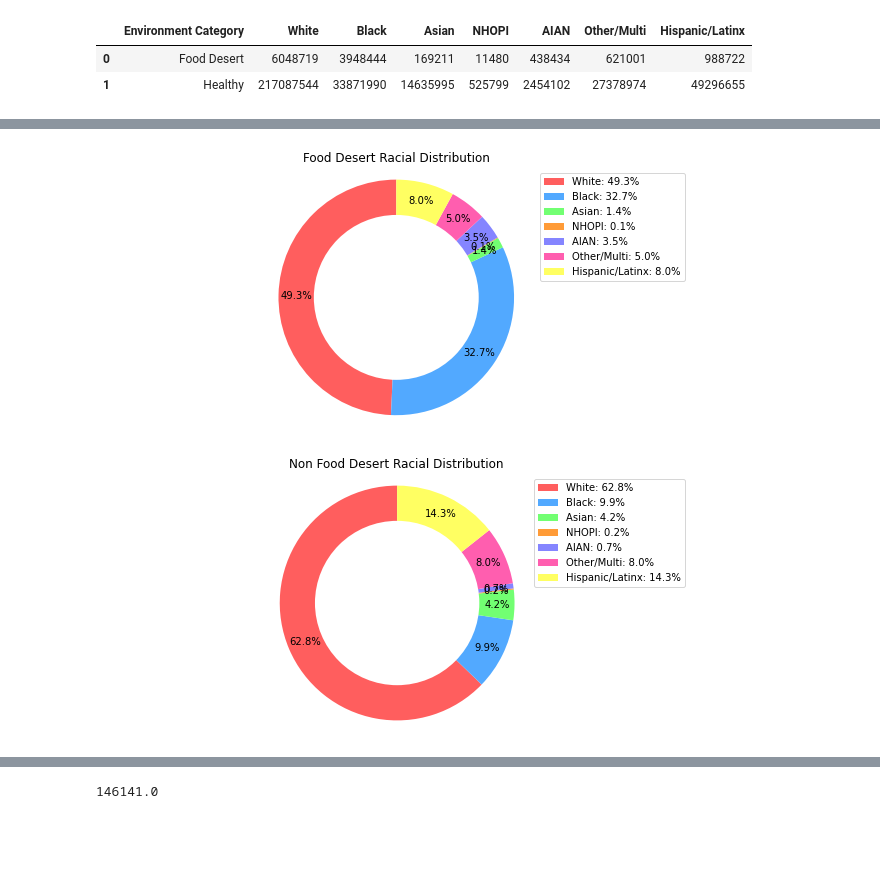
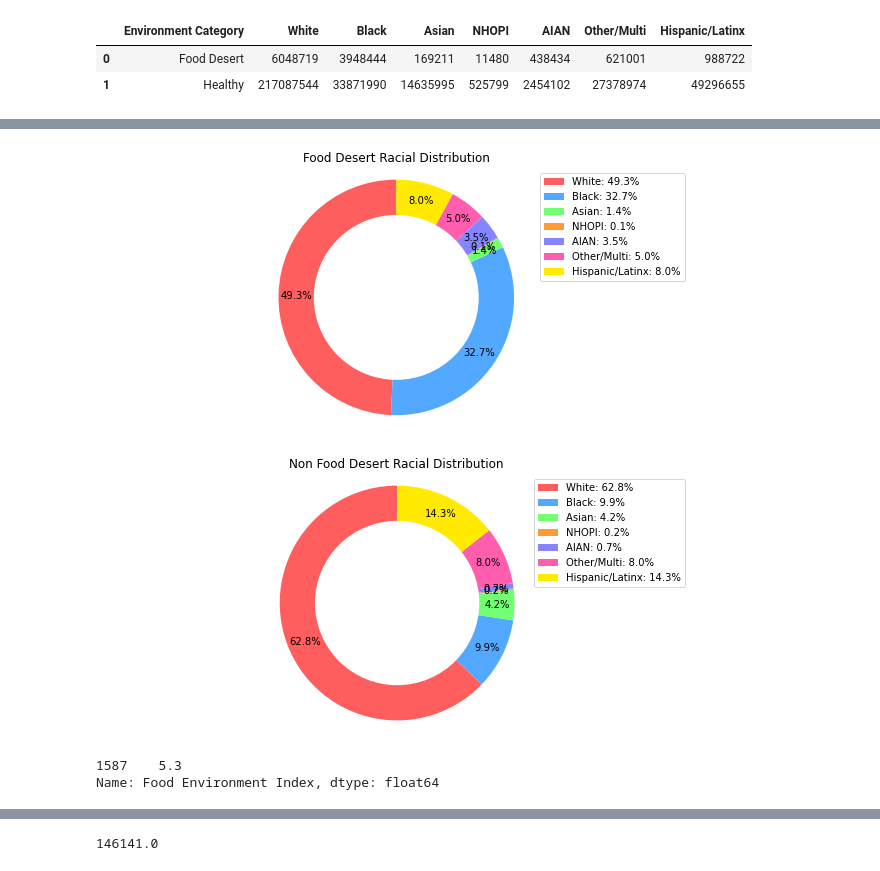
Before and after one commit to Ssimoes48/Food-Deserts-Analysis, a Jupyter notebook: Pie_Plots_4.ipynb, the cells around one changed output, grey strips where cells are left out. Saved outputs shown, nothing was run; the diff lists cells and outputs as text; code cells hidden in the pictures; blank space fills up the shorter version.

Commit message:
Began Montana analysis and ran entire code on new dataframe

```diff
--- a/Pie_Plots_4.ipynb
+++ b/Pie_Plots_4.ipynb
@@ -273,11 +264,11 @@ Text(0.5, 1.0, 'Non-Food Desert')
 # %%
-#Race Pie Chart Easier to Read
+#Race Pie Chart
 #Food Desert:
 # Pie chart
 labels = ['White: 49.3%', 'Black: 32.7%', 'Asian: 1.4%', 'NHOPI: 0.1%','AIAN: 3.5%','Other/Multi: 5.0%','Hispanic/Latinx: 8.0%']
 sizes = [6192366,4110488,178566,11556,439300,632889,999993]
 #colors
-colors = ['#ff5e5e','#52a9ff','#72ff72','#ff9b37','#8585ff','#ff5eaf','#ffff62']
+colors = ['#ff5e5e','#52a9ff','#72ff72','#ff9b37','#8585ff','#ff5eaf','#ffea00']
 
 
 
@@ -299,31 +290,40 @@ fig.set_size_inches(10,5)
 plt.savefig("PiePlots/Food Desert Racial Distribution.png")
 plt.show()
 # %% [output]
-[figure, old version]
+[figure, new version]
 # %%
-#Race Pie Chart Easier to Read
+#Race Pie Chart
 #Non Food Desert:
 # Pie chart
 labels = ['White: 62.8%', 'Black: 9.9%', 'Asian: 4.2%', 'NHOPI: 0.2%','AIAN: 0.7%','Other/Multi: 8.0%','Hispanic/Latinx: 14.3%']
 sizes = [215548737,33849445,14395563,524949,2451822,27294395,49250707]
 #colors
-colors = ['#ff5e5e','#52a9ff','#72ff72','#ff9b37','#8585ff','#ff5eaf','#ffff62']
+colors = ['#ff5e5e','#52a9ff','#72ff72','#ff9b37','#8585ff','#ff5eaf','#ffea00']
 
 fig1, ax1 = plt.subplots()
 ax1.pie(sizes, colors = colors, autopct='%1.1f%%', startangle=90,pctdistance=0.85)
 #draw circle
 centre_circle = plt.Circle((0,0),0.70,fc='white')
 fig = plt.gcf()
 fig.gca().add_artist(centre_circle)
 # Equal aspect ratio ensures that pie is drawn as a circle
 ax1.axis('equal')
 plt.tight_layout(4)
 plt.title("Non Food Desert Racial Distribution")
 plt.legend(labels)
 
 fig.set_size_inches(10,5)
 
 plt.savefig("PiePlots/Non Food Desert Racial Distribution.png")
 plt.show()
 # %% [output]
-[figure, old version]
+[figure, new version]
+# %%
+#Montana pie charts
+
+#Calculating known food desert, Blaine, Food Environment Index
+blainemt = combined_df.loc[(combined_df["State"] == "Montana")&(combined_df["County"]== "Blaine")]
+blainemt["Food Environment Index"]
+# %% [output]
+1587    5.3
+Name: Food Environment Index, dtype: float64
```
Also changed, not shown: parts of 11 cells of this notebook, 2 other files.
